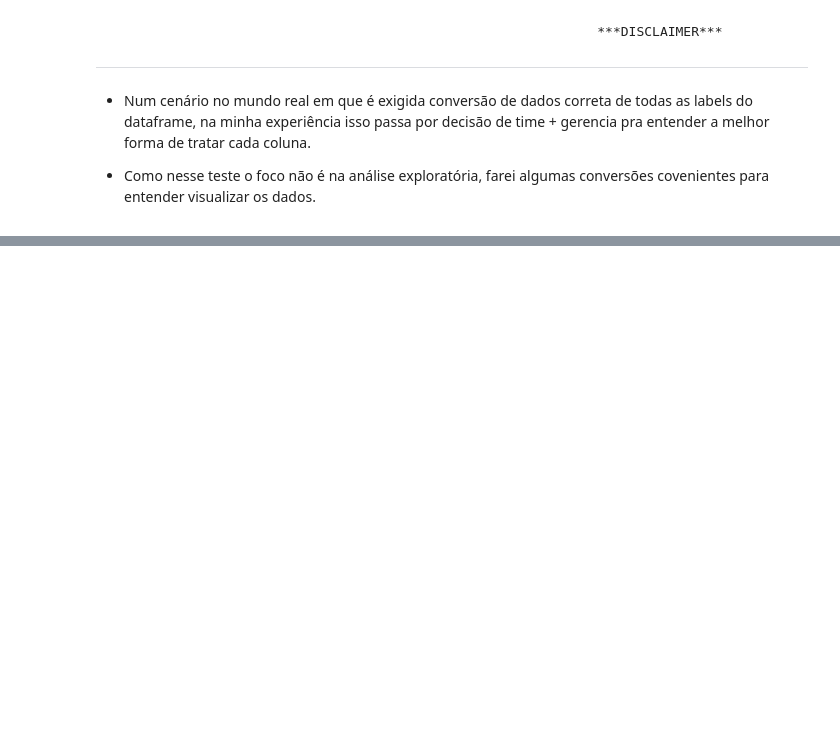
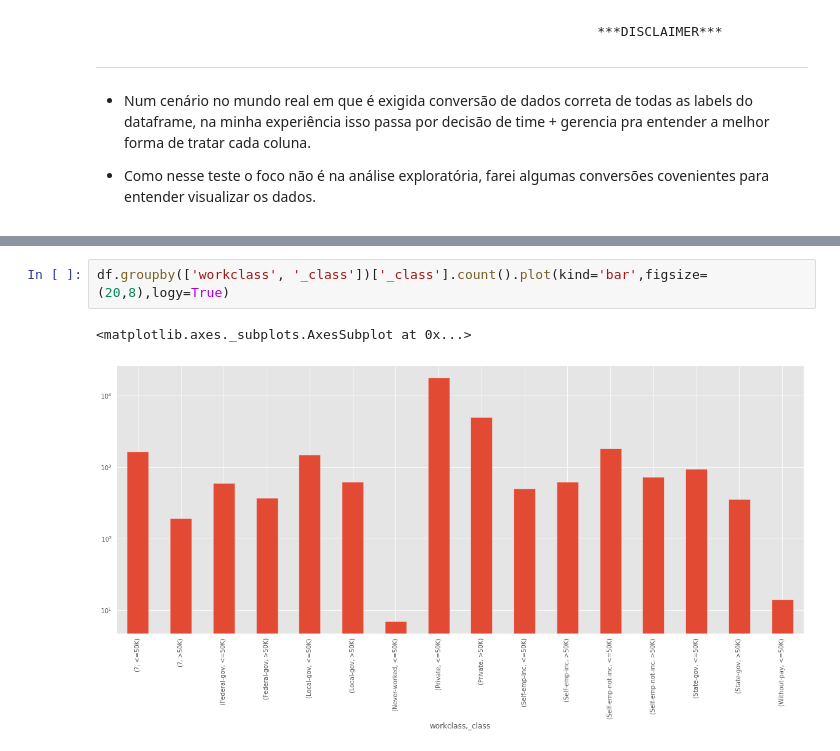
Before and after one commit to clicksign/python-dev-test, a Jupyter notebook: etl-clicksign/data_exploration/adult_data.ipynb, the cells around one changed output, grey strips where cells are left out. Saved outputs shown, nothing was run; the diff lists cells and outputs as text; blank space fills up the shorter version.

```diff
--- a/etl-clicksign/data_exploration/adult_data.ipynb
+++ b/etl-clicksign/data_exploration/adult_data.ipynb
@@ -48,0 +79,5 @@ df['age'] = pd.to_numeric(df['age'], errors='coerce')
+# %%
+df.groupby(['workclass', '_class'])['_class'].count().plot(kind='bar',figsize=(20,8),logy=True)
+# %% [output]
+<matplotlib.axes._subplots.AxesSubplot at 0x...>
+[figure, added]
```
Also changed, not shown: parts of 20 cells of this notebook, 1 other file.
